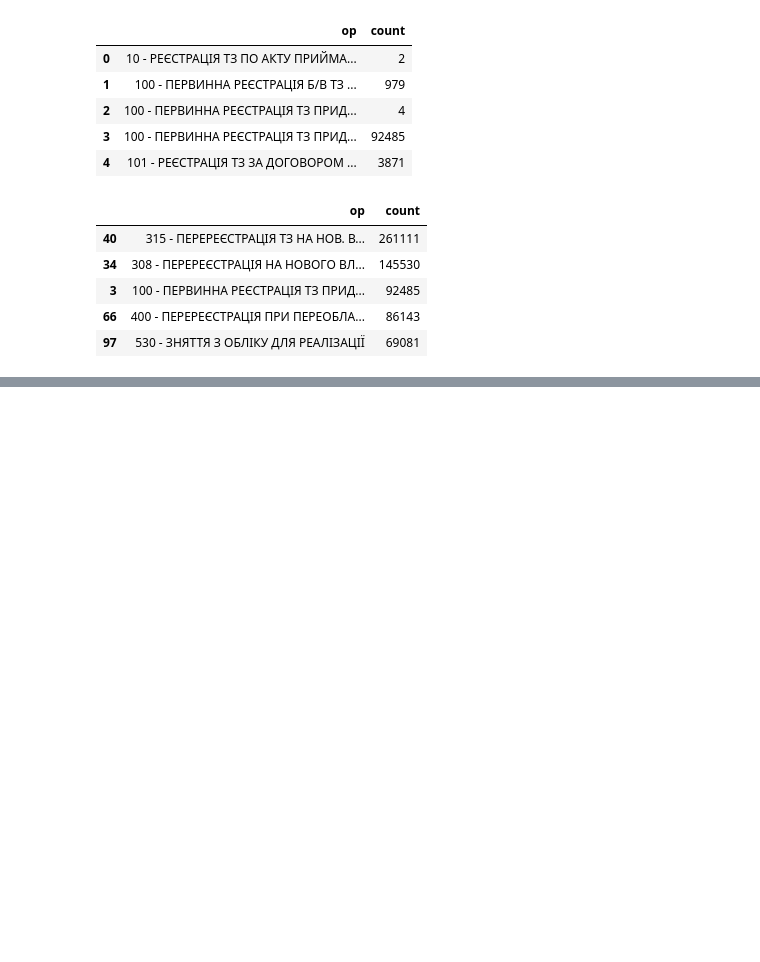
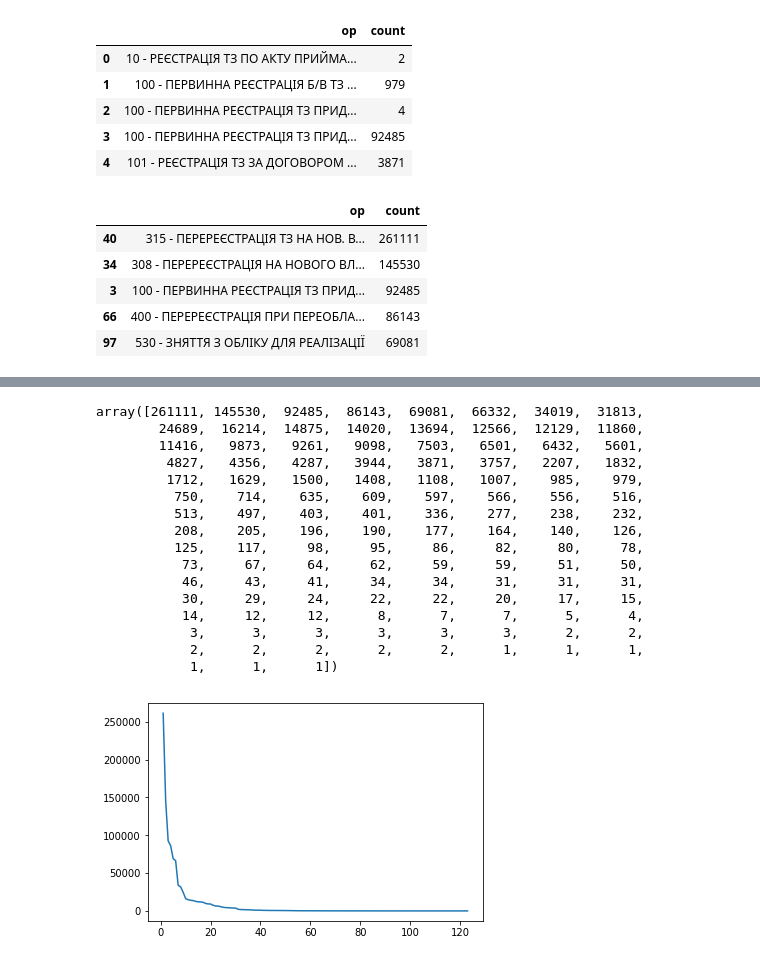
Before and after one commit to artemii-yanushevskyi/Interviews-preparation, a Jupyter notebook: Pandas.ipynb, the cells around one changed output, grey strips where cells are left out. Cells and saved outputs as stored; diff of their text form; code cells hidden in the pictures; blank space fills up the shorter version.

```diff
--- a/Pandas.ipynb
+++ b/Pandas.ipynb
@@ -18,5 +20,5 @@ pd.__version__
 # %%
-tr = pd.read_csv('../Downloads/Транспорт.csv', error_bad_lines=False, sep=';')
+tr = pd.read_csv('../../Downloads/Транспорт.csv', error_bad_lines=False, sep=';')
 tr.head()
 # %% [output]
 |  | person | reg_addr_koatuu | oper_code | oper_name | d_reg | dep_code | dep | brand | model | ... |
@@ -152,0 +175,29 @@ ops_count_df_sorted.head()
+# %%
+counts = ops_count_df_sorted['count'].values
+index_num = np.arange(1,len(ops_count_df_sorted)+1)
+plt.plot(index_num, counts) # type of agrement and number of agrements distribution
+# Distribution poison or y = X/a+bX?
+# X - index number of a type in th sorted array
+# y - number of records for a type with index X
+# apply linear regression for
+X = index_num
+y = np.array(counts)
+y
+# %% [output]
+array([261111, 145530,  92485,  86143,  69081,  66332,  34019,  31813,
+        24689,  16214,  14875,  14020,  13694,  12566,  12129,  11860,
+        11416,   9873,   9261,   9098,   7503,   6501,   6432,   5601,
+         4827,   4356,   4287,   3944,   3871,   3757,   2207,   1832,
+         1712,   1629,   1500,   1408,   1108,   1007,    985,    979,
+          750,    714,    635,    609,    597,    566,    556,    516,
+          513,    497,    403,    401,    336,    277,    238,    232,
+          208,    205,    196,    190,    177,    164,    140,    126,
+          125,    117,     98,     95,     86,     82,     80,     78,
+           73,     67,     64,     62,     59,     59,     51,     50,
+           46,     43,     41,     34,     34,     31,     31,     31,
+           30,     29,     24,     22,     22,     20,     17,     15,
+           14,     12,     12,      8,      7,      7,      5,      4,
+            3,      3,      3,      3,      3,      3,      2,      2,
+            2,      2,      2,      2,      2,      1,      1,      1,
+            1,      1,      1])
+[figure, added]
```
Also changed, not shown: parts of 17 cells of this notebook, 2 other files.
